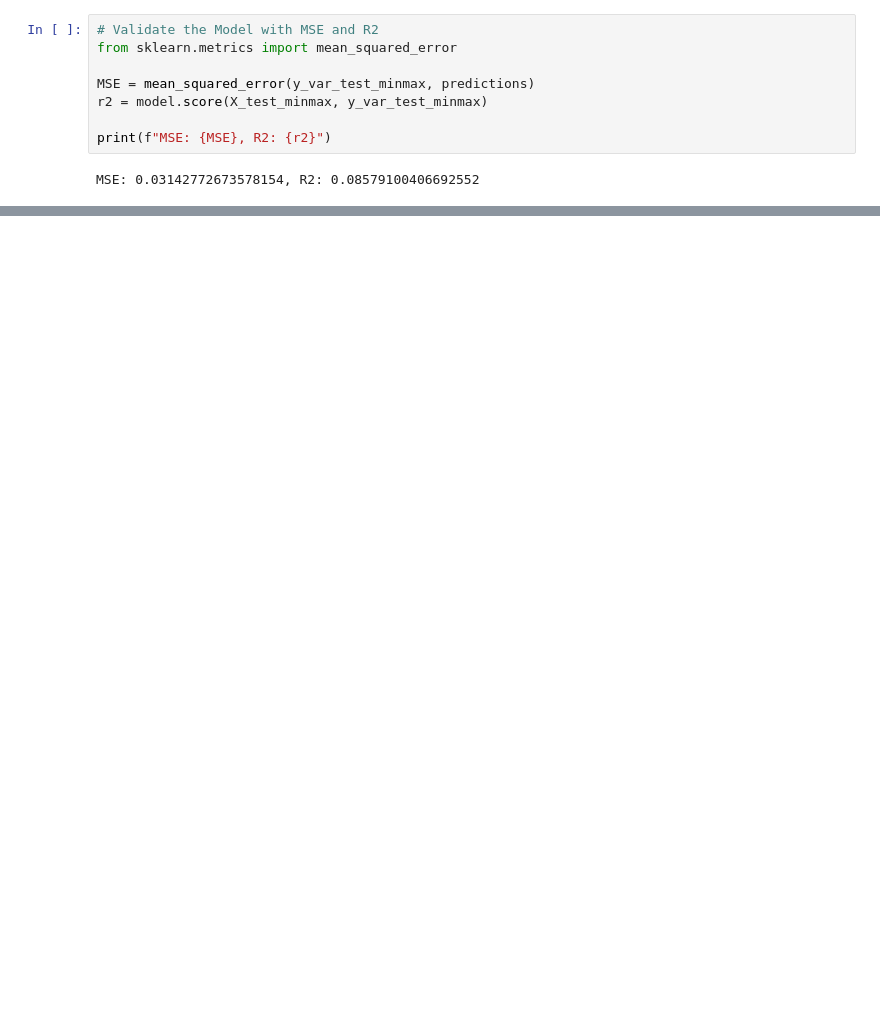
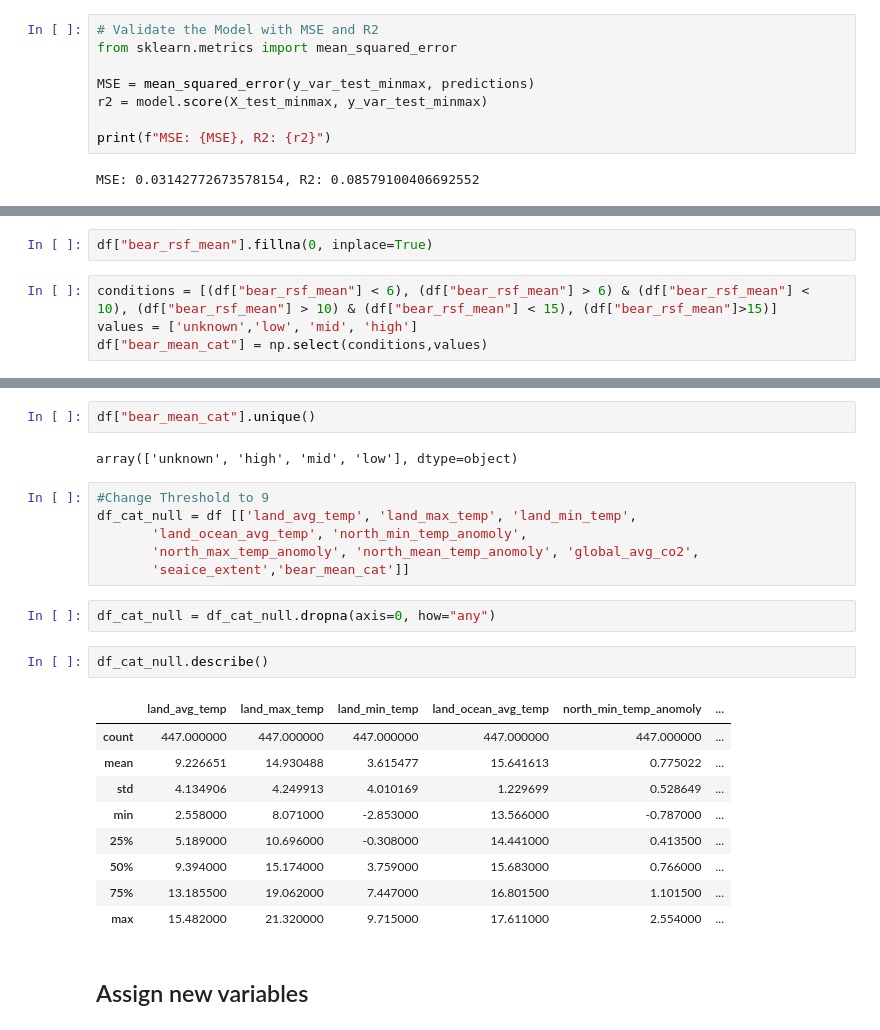
Before and after one commit to CodeReber/dataviz_final, a Jupyter notebook: operation_polarbear.ipynb, the cells around one changed output, grey strips where cells are left out. Cells and saved outputs as stored; diff of their text form; blank space fills up the shorter version.

```diff
--- a/operation_polarbear.ipynb
+++ b/operation_polarbear.ipynb
@@ -159,0 +171,6 @@ MSE: 0.03142772673578154, R2: 0.08579100406692552
+# %%
+df["bear_rsf_mean"].fillna(0, inplace=True)
+# %%
+conditions = [(df["bear_rsf_mean"] < 6), (df["bear_rsf_mean"] > 6) & (df["bear_rsf_mean"] < 10), (df["bear_rsf_mean"] > 10) & (df["bear_rsf_mean"] < 15), (df["bear_rsf_mean"]>15)]
+values = ['unknown','low', 'mid', 'high']
+df["bear_mean_cat"] = np.select(conditions,values)
@@ -159,0 +186,26 @@ MSE: 0.03142772673578154, R2: 0.08579100406692552
+# %%
+df["bear_mean_cat"].unique()
+# %% [output]
+array(['unknown', 'high', 'mid', 'low'], dtype=object)
+# %%
+#Change Threshold to 9
+df_cat_null = df [['land_avg_temp', 'land_max_temp', 'land_min_temp',
+       'land_ocean_avg_temp', 'north_min_temp_anomoly',
+       'north_max_temp_anomoly', 'north_mean_temp_anomoly', 'global_avg_co2',
+       'seaice_extent','bear_mean_cat']]
+# %%
+df_cat_null = df_cat_null.dropna(axis=0, how="any")
+# %%
+df_cat_null.describe()
+# %% [output]
+|  | land_avg_temp | land_max_temp | land_min_temp | land_ocean_avg_temp | north_min_temp_anomoly | ... |
+| count | 447.000000 | 447.000000 | 447.000000 | 447.000000 | 447.000000 | ... |
+| mean | 9.226651 | 14.930488 | 3.615477 | 15.641613 | 0.775022 | ... |
+| std | 4.134906 | 4.249913 | 4.010169 | 1.229699 | 0.528649 | ... |
+| min | 2.558000 | 8.071000 | -2.853000 | 13.566000 | -0.787000 | ... |
+| 25% | 5.189000 | 10.696000 | -0.308000 | 14.441000 | 0.413500 | ... |
+| 50% | 9.394000 | 15.174000 | 3.759000 | 15.683000 | 0.766000 | ... |
+| 75% | 13.185500 | 19.062000 | 7.447000 | 16.801500 | 1.101500 | ... |
+| max | 15.482000 | 21.320000 | 9.715000 | 17.611000 | 2.554000 | ... |
+# %% [markdown]
+## Assign new variables
```
Also changed, not shown: parts of 20 cells of this notebook.
